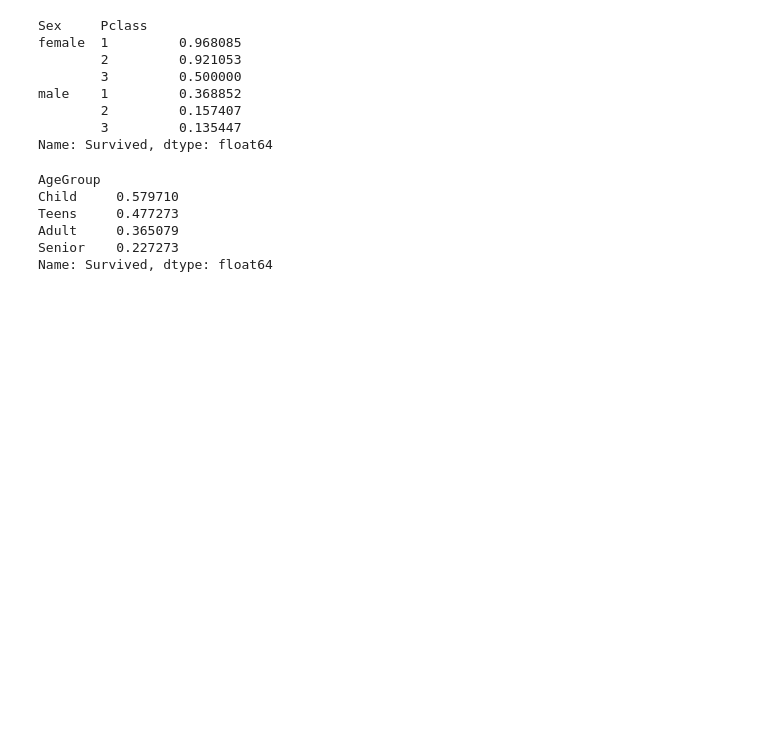
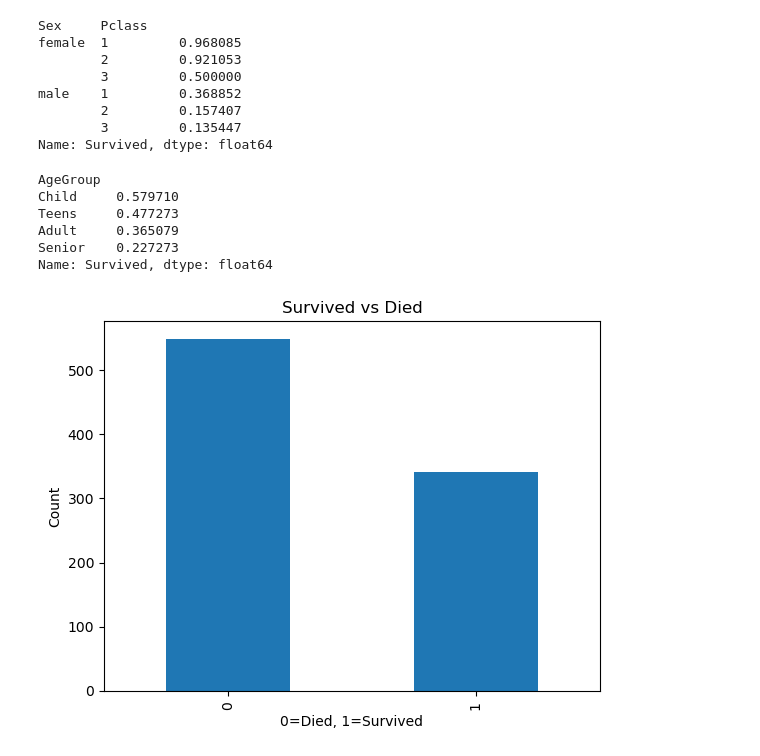
Before and after one commit to Danammadhunika/ml-journey, a Jupyter notebook: notebooks/titanic_exploration.ipynb, the cells around one changed output. Drawn from its saved outputs; the diff is of its cells as text; code cells hidden in the pictures; blank space fills up the shorter version.

Commit message:
Day 5: Data visualization complete

```diff
--- a/notebooks/titanic_exploration.ipynb
+++ b/notebooks/titanic_exploration.ipynb
@@ -278,0 +281,8 @@ Name: Survived, dtype: float64
+# %%
+df["Survived"].value_counts().plot(kind="bar")
+plt.title("Survived vs Died")
+plt.xlabel("0=Died, 1=Survived")
+plt.ylabel("Count")
+plt.show()
+# %% [output]
+[figure, added]
```
Also changed, not shown: parts of 9 cells of this notebook, 1 other file.
